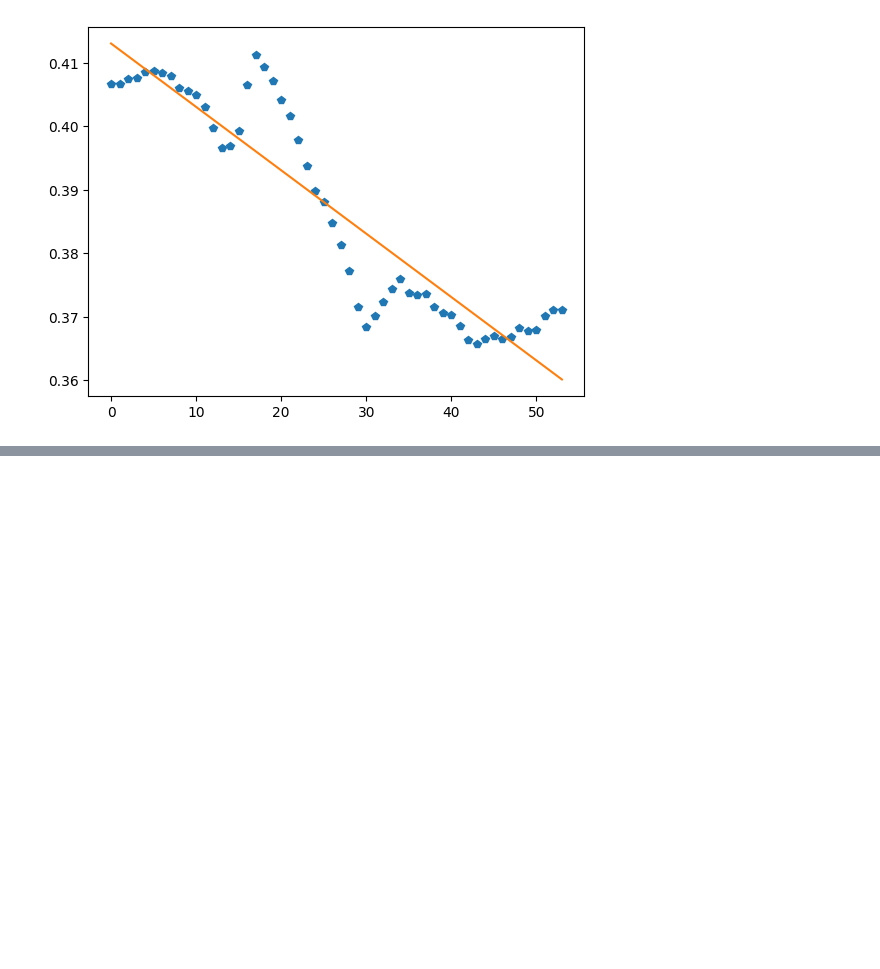
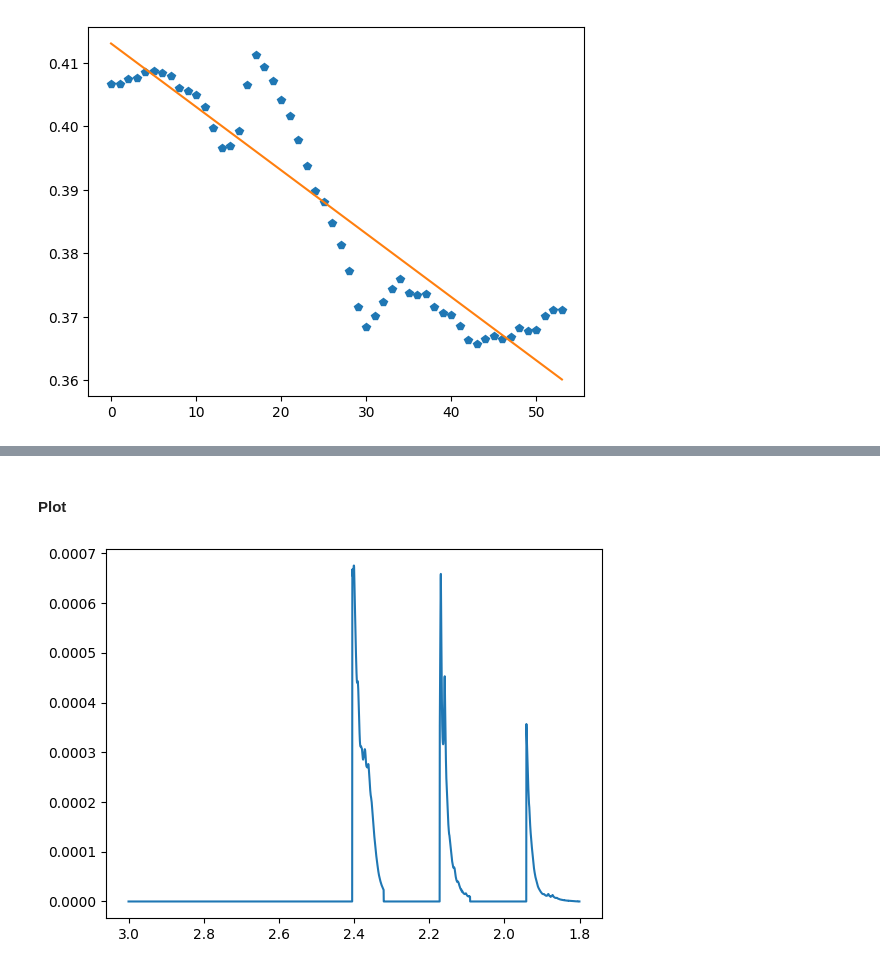
Before and after one commit to BDomzal/magnetstein_x_chemical_reactions, a Jupyter notebook: notebooks/visualisation_comparison_with_first.ipynb, the cells around one changed output, grey strips where cells are left out. Saved outputs shown, nothing was run; the diff lists cells and outputs as text; code cells hidden in the pictures; blank space fills up the shorter version.

```diff
--- a/notebooks/visualisation_comparison_with_first.ipynb
+++ b/notebooks/visualisation_comparison_with_first.ipynb
@@ -190,0 +248,28 @@ To use the future default and silence this warning we advise to pass `rcond=None
+# %%
+mixture_paths = {'Saccharose hydrolysis': '../data/saccharose_1000/all.csv',
+                'Silane': '../data/silan/pmg166_3rdseries_full.csv',
+                'PMG 247 monitoring': '../data/PMG_247/preprocessed_PMG247_monitoring.csv'
+                }
+
+mixture_separators = {'Saccharose hydrolysis': '\t',
+                'Silane': ',',
+                'PMG 247 monitoring': ','
+                }
+# %%
+mixture_time_data = pd.read_csv(mixture_paths[experiment_name], sep = mixture_separators[experiment_name])
+if experiment_name == 'Saccharose hydrolysis':
+    mixture_time_data = mixture_time_data.iloc[:,:-1]
+# %%
+names = ['ppm'] + ['t' + str(nb) for nb in range(1, mixture_time_data.shape[1])]
+# %%
+mixture_time_data.columns = names
+ppm = mixture_time_data['ppm']
+# %% [markdown]
+#### Plot
+# %%
+plt.gca().invert_xaxis()
+plt.plot(ppm, y[:, time_point-1])
+plt.savefig(results_paths[experiment_name]+'removed_signal_'+str(best_kappa)+'_'+str(best_kappa_th)+
+            '_timepoint_'+str(time_point)+'.png')
+# %% [output]
+[figure, added]
```
Also changed, not shown: parts of 10 cells of this notebook, 2 other files.
